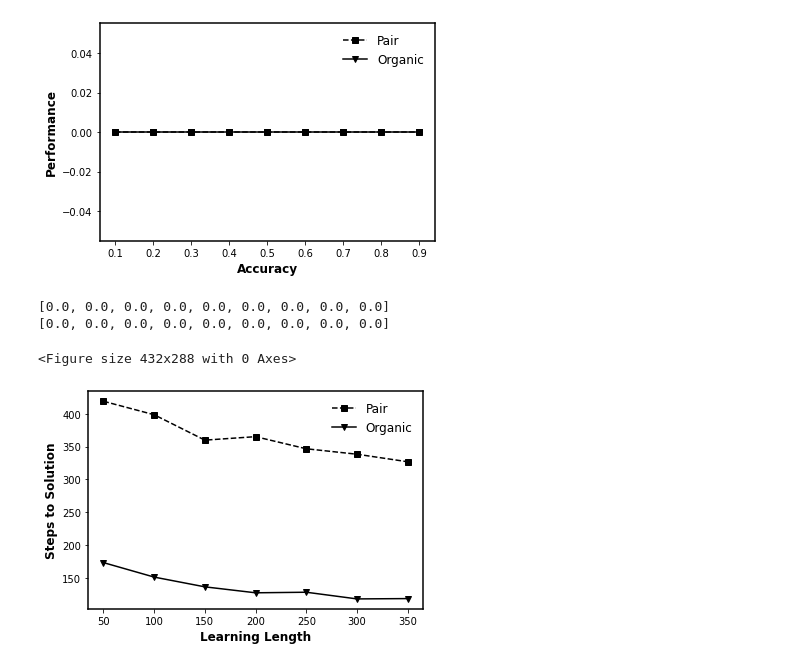
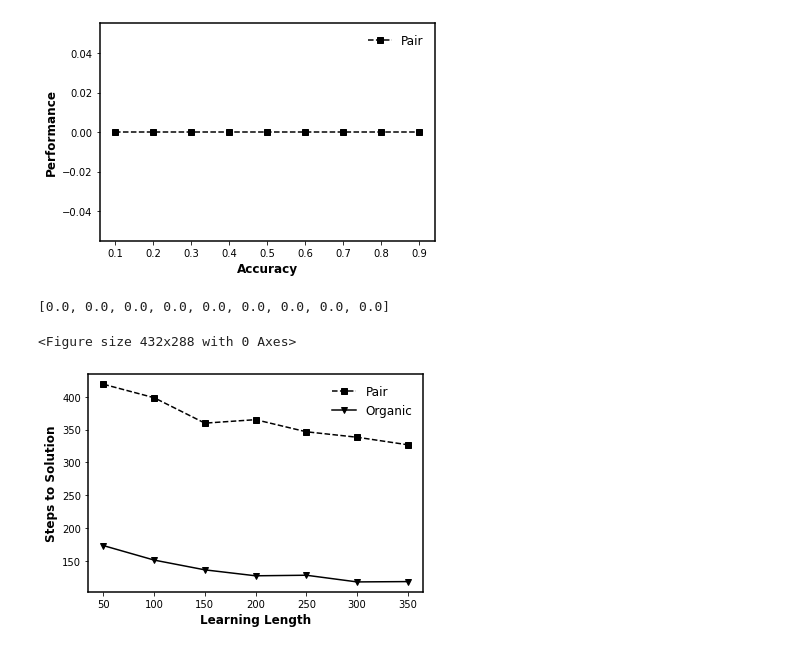
Before and after one commit to GrandJune/HAI, a Jupyter notebook: Accuracy/Results.ipynb, the cells around one changed output. Drawn from its saved outputs; the diff is of its cells as text; code cells hidden in the pictures.

```diff
--- a/Accuracy/Results.ipynb
+++ b/Accuracy/Results.ipynb
@@ -2,54 +2,53 @@
 import matplotlib.pyplot as plt
 import pickle
 legend_properties = {'weight':'bold'}
-data_folder = r"E:\data\hai-0520\Accuracy"
+data_folder = r"E:\data\hai-0520\three_2\Accuracy"
 
-organic_performance_file = data_folder + r"\organic_performance_across_accuracy"
-organic_knowledge_file = data_folder + r"\organic_knowledge_across_accuracy"
-organic_steps_file = data_folder + r"\organic_steps_across_accuracy"
+# organic_performance_file = data_folder + r"\organic_performance_across_accuracy"
+# organic_knowledge_file = data_folder + r"\organic_knowledge_across_accuracy"
+# organic_steps_file = data_folder + r"\organic_steps_across_accuracy"
 pair_performance_file = data_folder + r"\pair_performance_across_accuracy"
 pair_knowledge_file = data_folder + r"\pair_knowledge_across_accuracy"
 pair_steps_file = data_folder + r"\pair_steps_across_accuracy"
 
-with open(organic_performance_file, 'rb') as infile:
-    organic_performance_across_episodes = pickle.load(infile)
-with open(organic_knowledge_file, 'rb') as infile:
-    organic_knowledge_across_episodes = pickle.load(infile)
-with open(organic_steps_file, 'rb') as infile:
-    organic_steps_across_episodes = pickle.load(infile)
+# with open(organic_performance_file, 'rb') as infile:
+#     organic_performance_across_episodes = pickle.load(infile)
+# with open(organic_knowledge_file, 'rb') as infile:
+#     organic_knowledge_across_episodes = pickle.load(infile)
+# with open(organic_steps_file, 'rb') as infile:
+#     organic_steps_across_episodes = pickle.load(infile)
 with open(pair_performance_file, 'rb') as infile:
     pair_performance_across_episodes = pickle.load(infile)
 with open(pair_knowledge_file, 'rb') as infile:
     pair_knowledge_across_episodes = pickle.load(infile)
 with open(pair_steps_file, 'rb') as infile:
     pair_steps_across_episodes = pickle.load(infile)
 
 # Performance
 x = [0.1, 0.2, 0.3, 0.4, 0.5, 0.6, 0.7, 0.8, 0.9]
 # x = [50, 100, 150]
 fig, ax = plt.subplots()
 ax.spines["left"].set_linewidth(1.5)
 ax.spines["right"].set_linewidth(1.5)
 ax.spines["top"].set_linewidth(1.5)
 ax.spines["bottom"].set_linewidth(1.5)
 plt.plot(x, pair_performance_across_episodes, "k--s", label="Pair")
-plt.plot(x, organic_performance_across_episodes, "k-v", label="Organic")
+# plt.plot(x, organic_performance_across_episodes, "k-v", label="Organic")
 plt.xlabel('Accuracy', fontweight='bold', fontsize=12)
 plt.ylabel('Performance', fontweight='bold', fontsize=12)
 # plt.xticks(x)
 # ax.set_ylim(0.50, 0.95)
 plt.legend(frameon=False, ncol=1, fontsize=12)
 plt.savefig(data_folder + r"\Pair_Organic_performance.png", transparent=True, dpi=300)
 plt.show()
 plt.clf()
 print(pair_performance_across_episodes)
-print(organic_performance_across_episodes)
+# print(organic_performance_across_episodes)
 # should be start with 0.73 (organic) and 0.82 (pair)
 # at the third sample, should be as close as to 1% difference
 # %% [output]
-[figure, old version]
+[figure, new version]
 [0.0, 0.0, 0.0, 0.0, 0.0, 0.0, 0.0, 0.0, 0.0]
-[0.0, 0.0, 0.0, 0.0, 0.0, 0.0, 0.0, 0.0, 0.0]
 <Figure size 432x288 with 0 Axes>
 # %%
 # Performance
```
Also changed, not shown: 5 other files.
